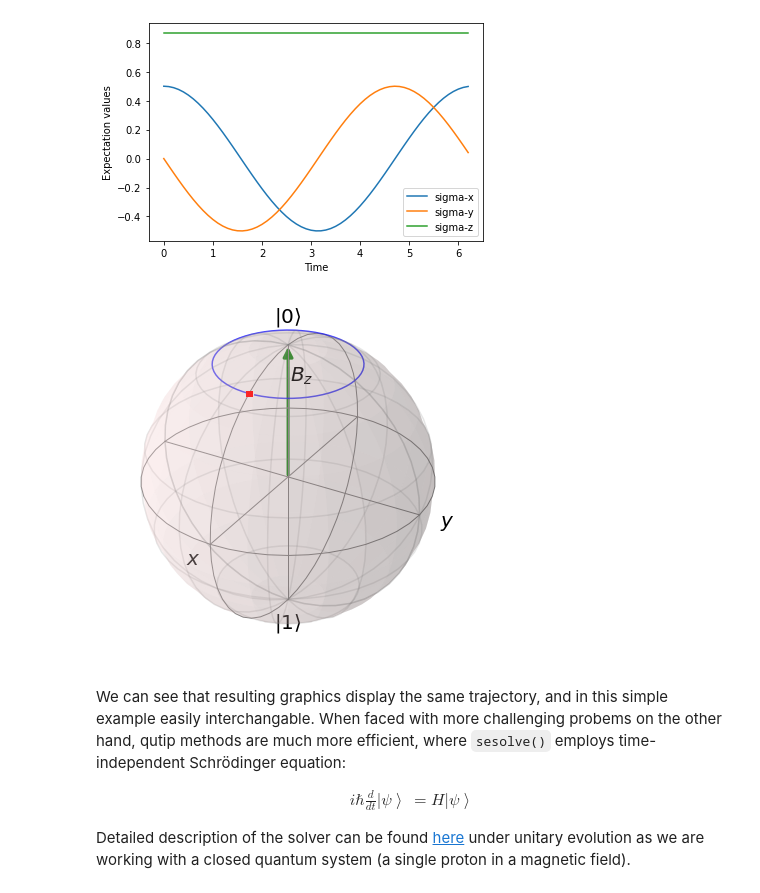
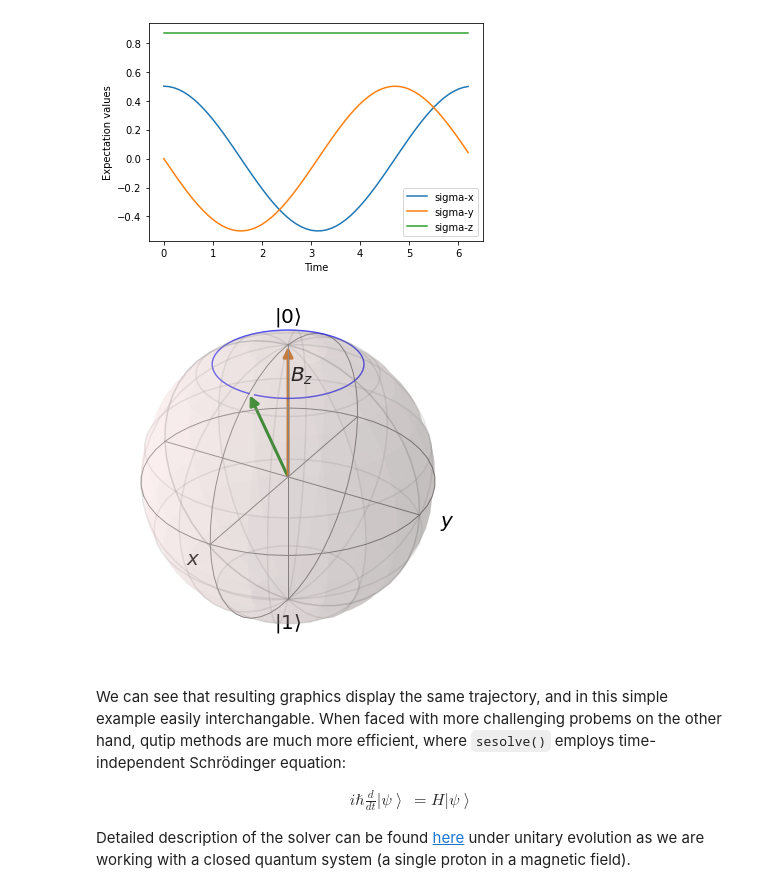
Before and after one commit to Gerb0ise/Magnetic_Resonance-QuTiP, a Jupyter notebook: Magnetic_Resonance.ipynb, the cells around one changed output. Saved outputs shown, nothing was run; the diff lists cells and outputs as text; code cells hidden in the pictures.

```diff
--- a/Magnetic_Resonance.ipynb
+++ b/Magnetic_Resonance.ipynb
@@ -222,18 +212,18 @@ plt.show()
 # %%
 #BLOCH SPHERE VISUALIZATION
 b = qt.Bloch()
 b.add_points([x, y, z], 'l') #'m', 's' or 'l'
-b.add_states(psi0, kind='point')
+b.add_states(psi0, kind='vector')
 
 #OR
 #st_vec = [[x[i], y[i], z[i]] for i in range(len(x))]
 #b.add_vectors(st_vec)
 
 b.add_vectors([0,0,1]) # magnetic field
 b.add_annotation([0,0.1,0.8],'$B_z$')
 b.render()
 # %% [output]
-[figure, old version]
+[figure, new version]
 # %% [markdown]
 We can see that resulting graphics display the same trajectory, and in this simple example easily interchangable. When faced with more challenging probems on the other hand, qutip methods are much more efficient, where `sesolve()` employs time-independent Schrödinger equation:
 
```
Also changed, not shown: parts of 27 cells of this notebook.
